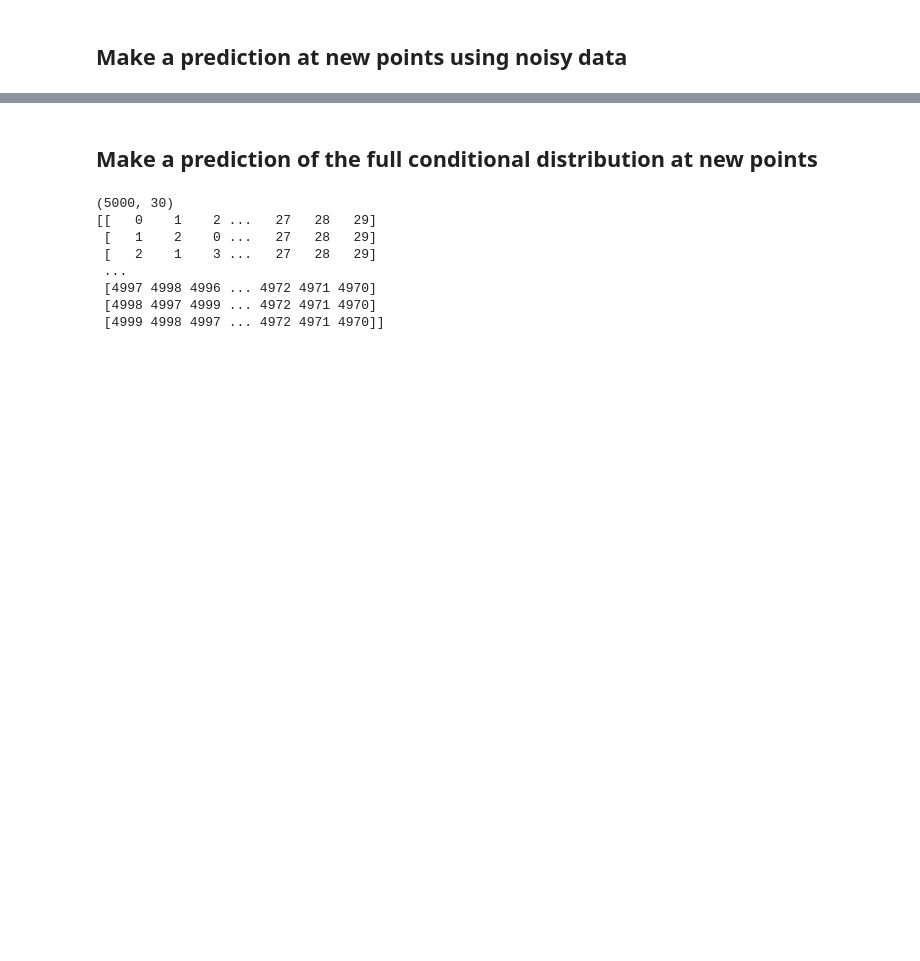
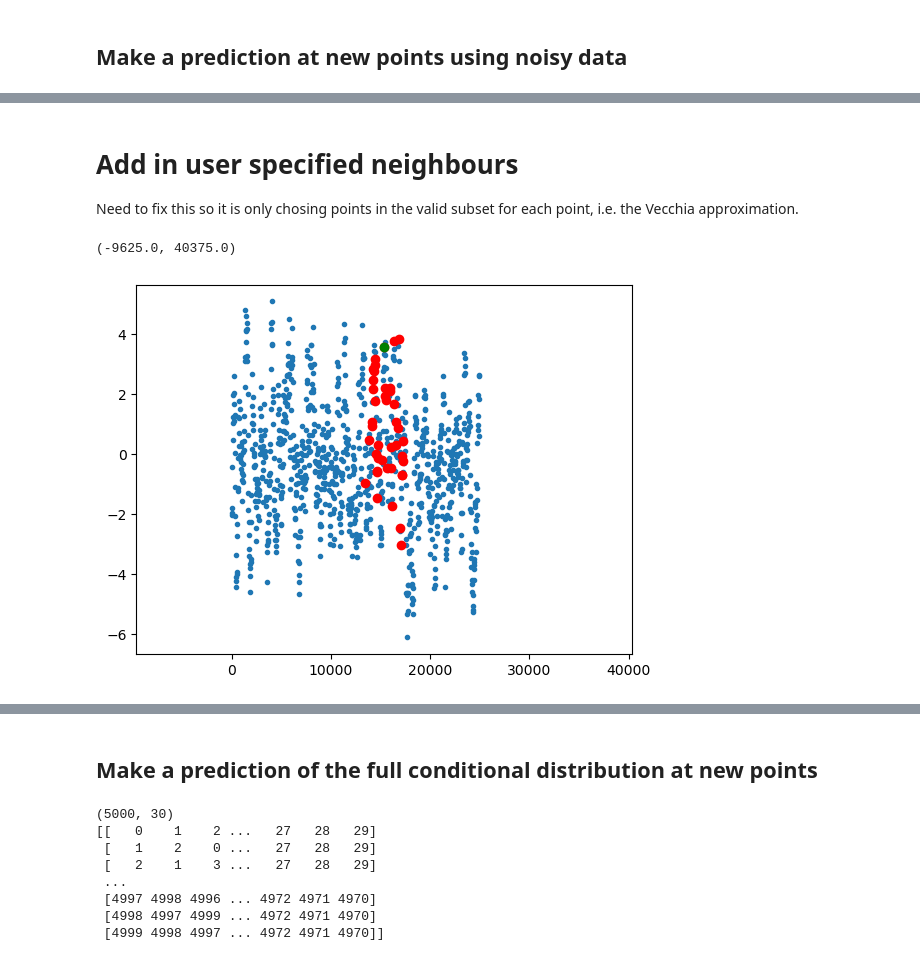
Before and after one commit to TIDE-ITRH/gpvecchia, a Jupyter notebook: docs/examples/example_01_1d_kernel_introduction.ipynb, the cells around one changed output, grey strips where cells are left out. Saved outputs shown, nothing was run; the diff lists cells and outputs as text; code cells hidden in the pictures; blank space fills up the shorter version.

```diff
--- a/docs/examples/example_01_1d_kernel_introduction.ipynb
+++ b/docs/examples/example_01_1d_kernel_introduction.ipynb
@@ -177,0 +147,22 @@ plt.xlim([xo[plt_ix[0]],xo[plt_ix[-1]]])
+# %% [markdown]
+# Add in user specified neighbours
+
+Need to fix this so it is only chosing points in the valid subset for each point, i.e. the Vecchia approximation.
+# %%
+from gpvecchia.vecchia_utils import select_random_indices
+
+nrnd = 10
+ixs = select_random_indices(xd_reord, nrnd, [ℓ], [20*ℓ], ordering_index)
+ixs[:(2*num_neigh),:] = -1
+
+# Append to existing neighbours
+nn_array_f = np.concatenate((nn_array, ixs), axis=1)
+# %%
+ix = 200
+plt.plot(xd_reord, yd_reord, '.')
+plt.plot(xd_reord[nn_array_f[ix]], yd_reord[nn_array_f[ix]], 'ro')
+plt.plot(xd_reord[ix], yd_reord[ix], 'go')
+plt.xlim(xd_reord[ix]-1000*dx, xd_reord[ix]+1000*dx)
+# %% [output]
+(-9625.0, 40375.0)
+[figure, added]
```
Also changed, not shown: parts of 9 cells of this notebook, 5 other files.
